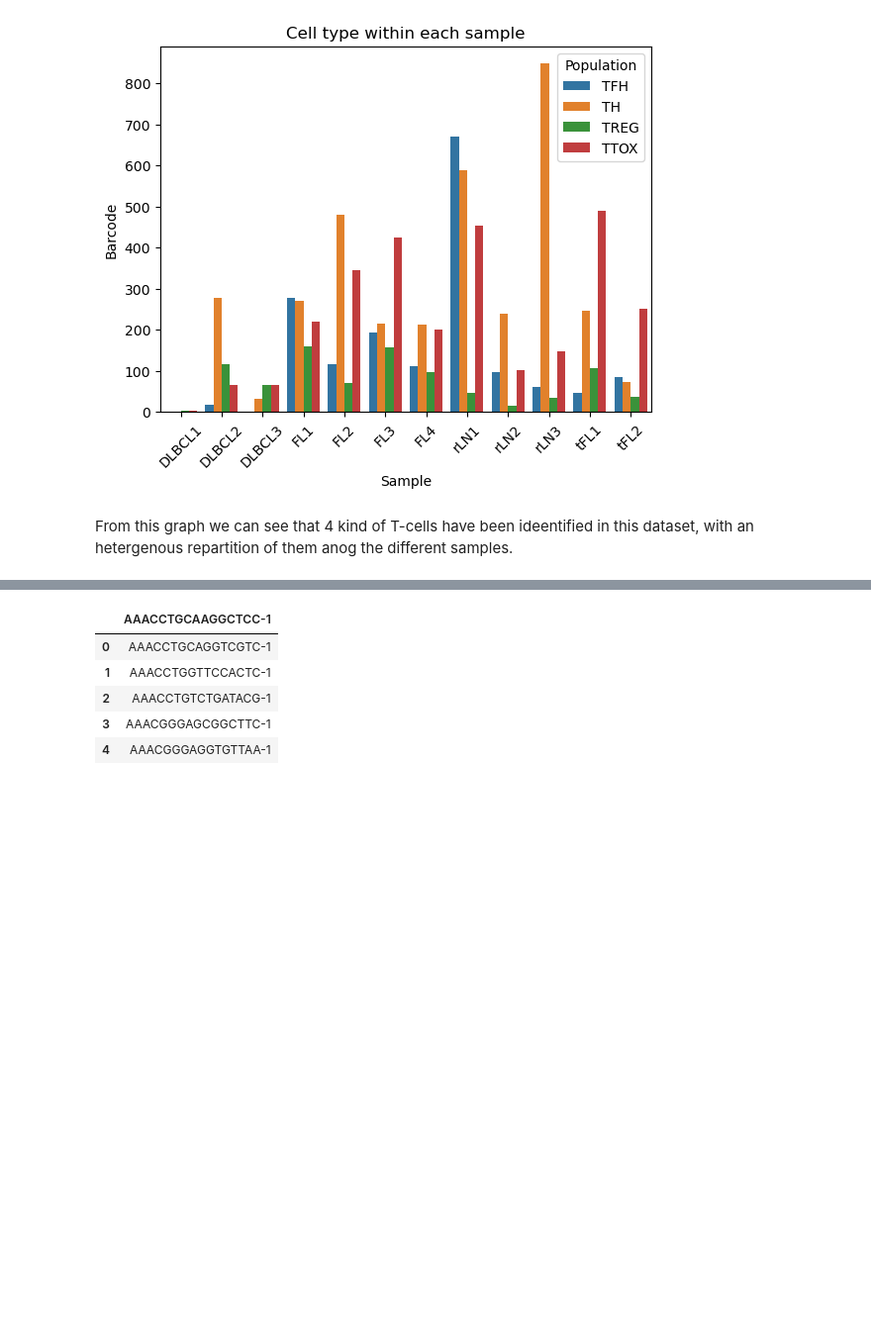
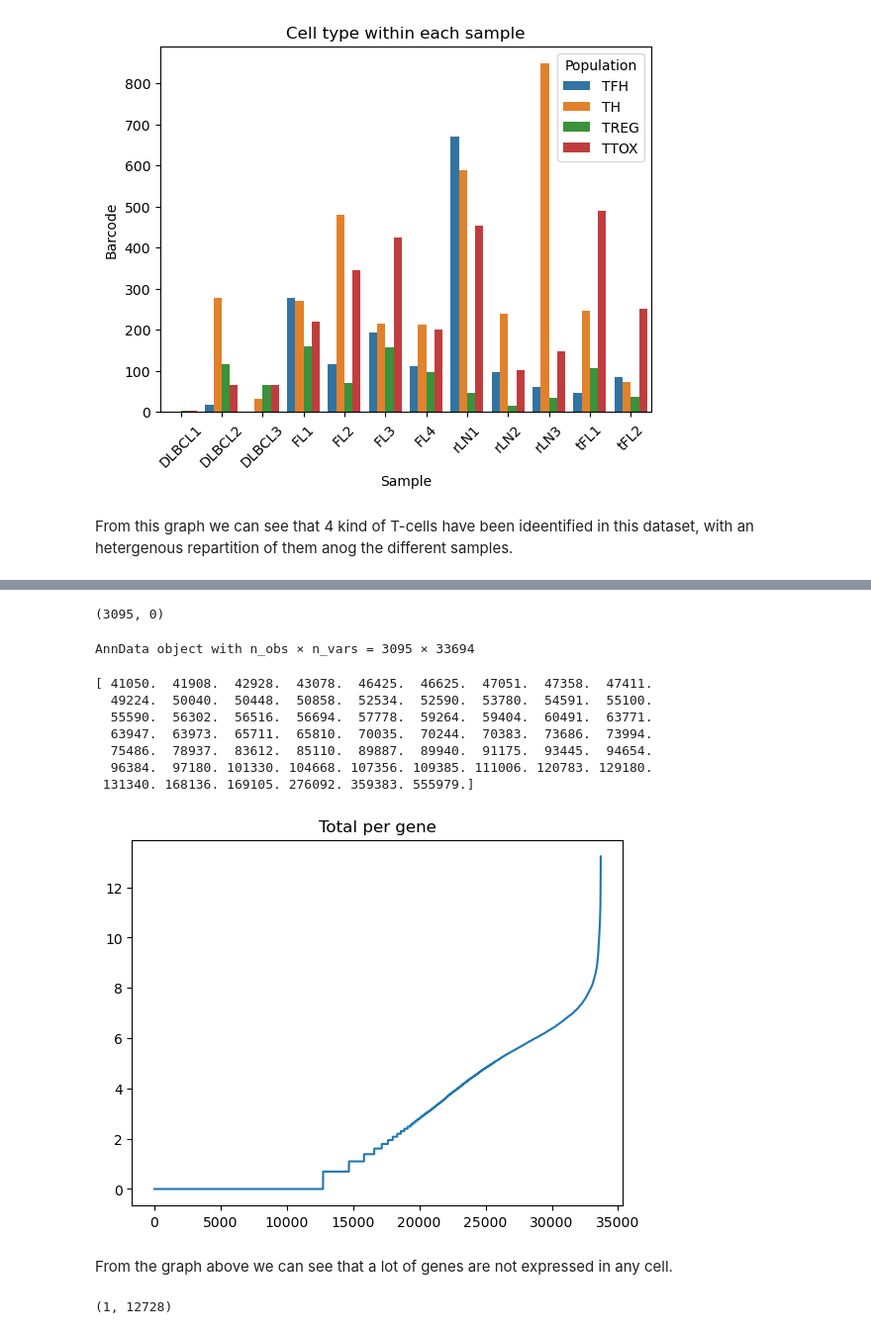
Before and after one commit to dinozor-petitpied/Capstone, a Jupyter notebook: Notebooks/AnneSophie_Howard_sprint1.ipynb, the cells around one changed output, grey strips where cells are left out. Shown: that part at 99% size. Drawn from its saved outputs; the diff is of its cells as text; code cells hidden in the pictures; blank space fills up the shorter version.

Commit message:
sprint 1 final commit

```diff
--- a/Notebooks/AnneSophie_Howard_sprint1.ipynb
+++ b/Notebooks/AnneSophie_Howard_sprint1.ipynb
@@ -88,21 +21,3 @@ The GEX data has 70988 observations and 22050 features.
-# %%
-# Extra code to keep for later
-# read our dataset into a dataframe
-ddf = dd.read_hdf(
-    os.path.join("data", "train_multi_inputs" "*.h5"), 'train_multi_inputs',
-)
-ddf
-
-# settings
-sc.settings.verbosity = 3             # verbosity: errors (0), warnings (1), info (2), hints (3)
-sc.logging.print_header()
-sc.settings.set_figure_params(dpi=80, facecolor='white')
-
-results_file = 'write/sprint1.h5ad'  # the file that will store the analysis results
-
-# Using dask
-# import module to read in pandas dataframe with dask
-import dask.dataframe as dd
 # %% [markdown]
 # Lymphoma dataset
 
@@ -240,12 +191,37 @@ rLN1_barcodes_df = pd.read_csv ("data_FL/rLN1/barcodes.tsv", sep = '\t')
-# %%
-rLN1_barcodes_df.head()
-# %% [output]
-|  | AAACCTGCAAGGCTCC-1 |
-| 0 | AAACCTGCAGGTCGTC-1 |
-| 1 | AAACCTGGTTCCACTC-1 |
-| 2 | AAACCTGTCTGATACG-1 |
-| 3 | AAACGGGAGCGGCTTC-1 |
-| 4 | AAACGGGAGGTGTTAA-1 |
+# %%
+obs.shape
+# %% [output]
+(3095, 0)
 # %%
 # a matrix.mtx
-rLN1_matrix = mmread('data_FL/rLN1/barcodes.tsvmatrix.mtx')
+rLN1_adata = sc.read_mtx("data_FL/rLN1/matrix.mtx", dtype='float32')
+rLN1_adata = rLN1_adata.T.copy() # Without copy - downstream does not work correctly
+rLN1_adata
+# %% [output]
+AnnData object with n_obs × n_vars = 3095 × 33694
+# %%
+# we will take a look at the values in the matrix
+
+# First take a look at the values in each row/cell
+v = rLN1_adata.X.sum(axis = 0)
+v = np.sort(np.asarray(v).ravel() )
+print(v[-60:])
+plt.figure
+plt.plot(np.log(1+v))
+plt.title('Total per gene')
+plt.show()
+# %% [output]
+[ 41050.  41908.  42928.  43078.  46425.  46625.  47051.  47358.  47411.
+  49224.  50040.  50448.  50858.  52534.  52590.  53780.  54591.  55100.
+  55590.  56302.  56516.  56694.  57778.  59264.  59404.  60491.  63771.
+  63947.  63973.  65711.  65810.  70035.  70244.  70383.  73686.  73994.
+  75486.  78937.  83612.  85110.  89887.  89940.  91175.  93445.  94654.
+  96384.  97180. 101330. 104668. 107356. 109385. 111006. 120783. 129180.
+ 131340. 168136. 169105. 276092. 359383. 555979.]
+[figure, added]
+# %% [markdown]
+From the graph above we can see that a lot of genes are not expressed in any cell.
+# %%
+np.array(np.where(v == 0)).shape
+# %% [output]
+(1, 12728)
```
Also changed, not shown: parts of 20 cells of this notebook, 2 other files.
